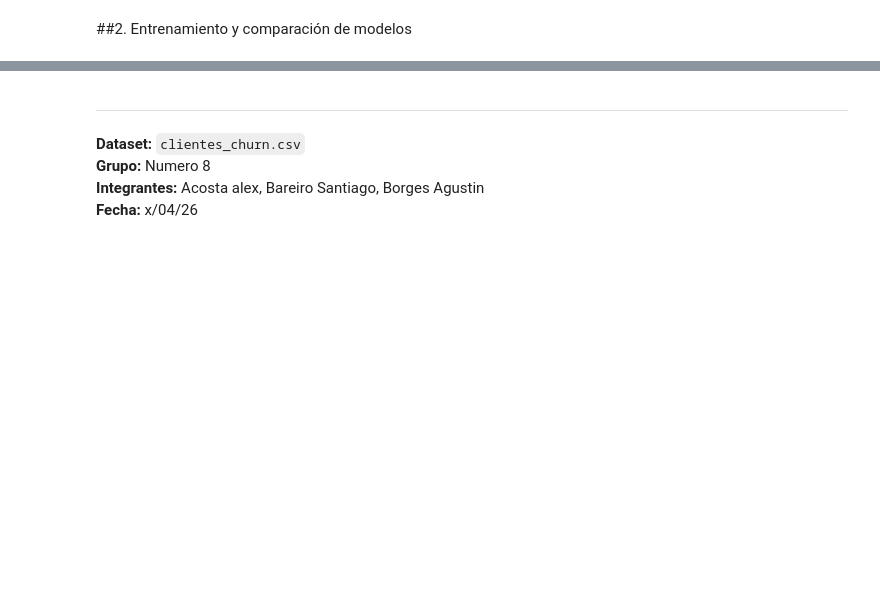
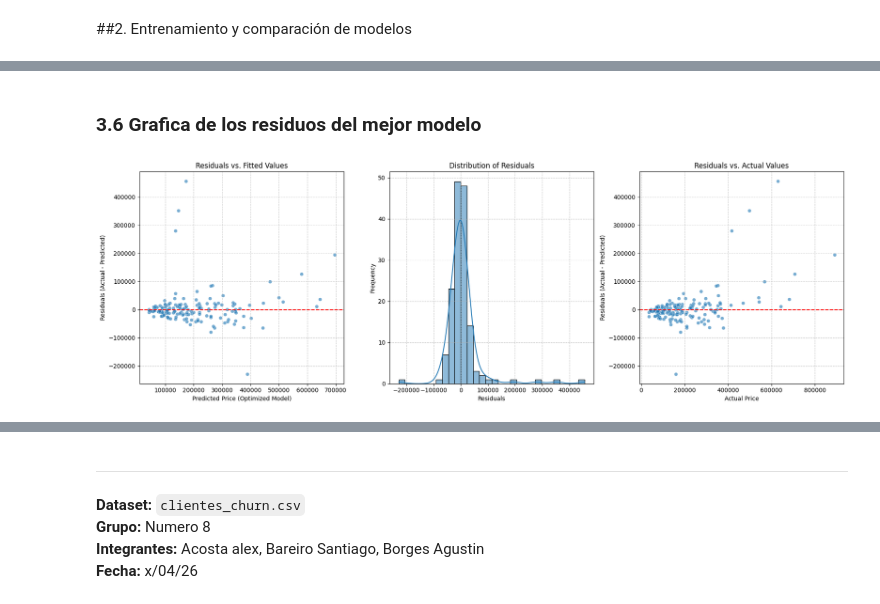
Before and after one commit to Santibareiro27/Inteligencia-Computacional, a Jupyter notebook: RA1_TP3/RA1_Trabajo_práctico_N°_3,_8.ipynb, the cells around one changed output, grey strips where cells are left out. Saved outputs shown, nothing was run; the diff lists cells and outputs as text; code cells hidden in the pictures; blank space fills up the shorter version.

```diff
--- a/RA1_TP3/RA1_Trabajo_práctico_N°_3,_8.ipynb
+++ b/RA1_TP3/RA1_Trabajo_práctico_N°_3,_8.ipynb
@@ -28,0 +346,4 @@ import warnings
+# %%
+# Separamos Features (X) y Target (y)
+X = df_propiedades.drop(columns=['precio'])
+y = df_propiedades['precio']
@@ -28,0 +356,3 @@ import warnings
+# %%
+# 2. División Train/Test INMEDIATA (Antes de tocar cualquier dato)
+X_train, X_test, y_train, y_test = train_test_split(X, y, test_size=0.2, random_state=42)
@@ -28,0 +424,13 @@ import warnings
+# %%
+# Manejar valores nulos en el target (y_train y y_test)
+# Es crucial que el target no tenga nulos para el entrenamiento del modelo.
+# Eliminamos las filas correspondientes en X_train y y_train
+null_y_train_indices = y_train[y_train.isnull()].index
+X_train = X_train.drop(null_y_train_indices)
+y_train = y_train.drop(null_y_train_indices)
+
+
+# Eliminamos las filas correspondientes en X_test y y_test
+null_y_test_indices = y_test[y_test.isnull()].index
+X_test = X_test.drop(null_y_test_indices)
+y_test = y_test.drop(null_y_test_indices)
@@ -32,0 +796,45 @@ import warnings
+# %% [markdown]
+### 3.6 Grafica de los residuos del mejor modelo
+# %%
+import matplotlib.pyplot as plt
+import seaborn as sns
+
+# Predicciones y valores reales del mejor modelo optimizado (KNN optimizado con variables informativas)
+# y_test e y_pred_optimized ya están disponibles desde la celda 'b469fa8f'
+
+# Calcular residuos
+residuals = y_test - y_pred_optimized
+
+# Crear una figura con subplots
+plt.figure(figsize=(18, 6))
+
+# Gráfico 1: Residuos vs. Valores Ajustados
+plt.subplot(1, 3, 1)
+sns.scatterplot(x=y_pred_optimized, y=residuals, alpha=0.6)
+plt.axhline(y=0, color='r', linestyle='--')
+plt.title('Residuals vs. Fitted Values')
+plt.xlabel('Predicted Price (Optimized Model)')
+plt.ylabel('Residuals (Actual - Predicted)')
+plt.grid(True, linestyle='--', alpha=0.7)
+
+# Gráfico 2: Histograma de Residuos
+plt.subplot(1, 3, 2)
+sns.histplot(residuals, kde=True, bins=30)
+plt.title('Distribution of Residuals')
+plt.xlabel('Residuals')
+plt.ylabel('Frequency')
+plt.grid(True, linestyle='--', alpha=0.7)
+
+# Gráfico 3: Residuos vs. Valores Reales
+plt.subplot(1, 3, 3)
+sns.scatterplot(x=y_test, y=residuals, alpha=0.6)
+plt.axhline(y=0, color='r', linestyle='--')
+plt.title('Residuals vs. Actual Values')
+plt.xlabel('Actual Price')
+plt.ylabel('Residuals (Actual - Predicted)')
+plt.grid(True, linestyle='--', alpha=0.7)
+
+plt.tight_layout()
+plt.show()
+# %% [output]
+[figure, added]
```
Also changed, not shown: parts of 75 cells of this notebook.
